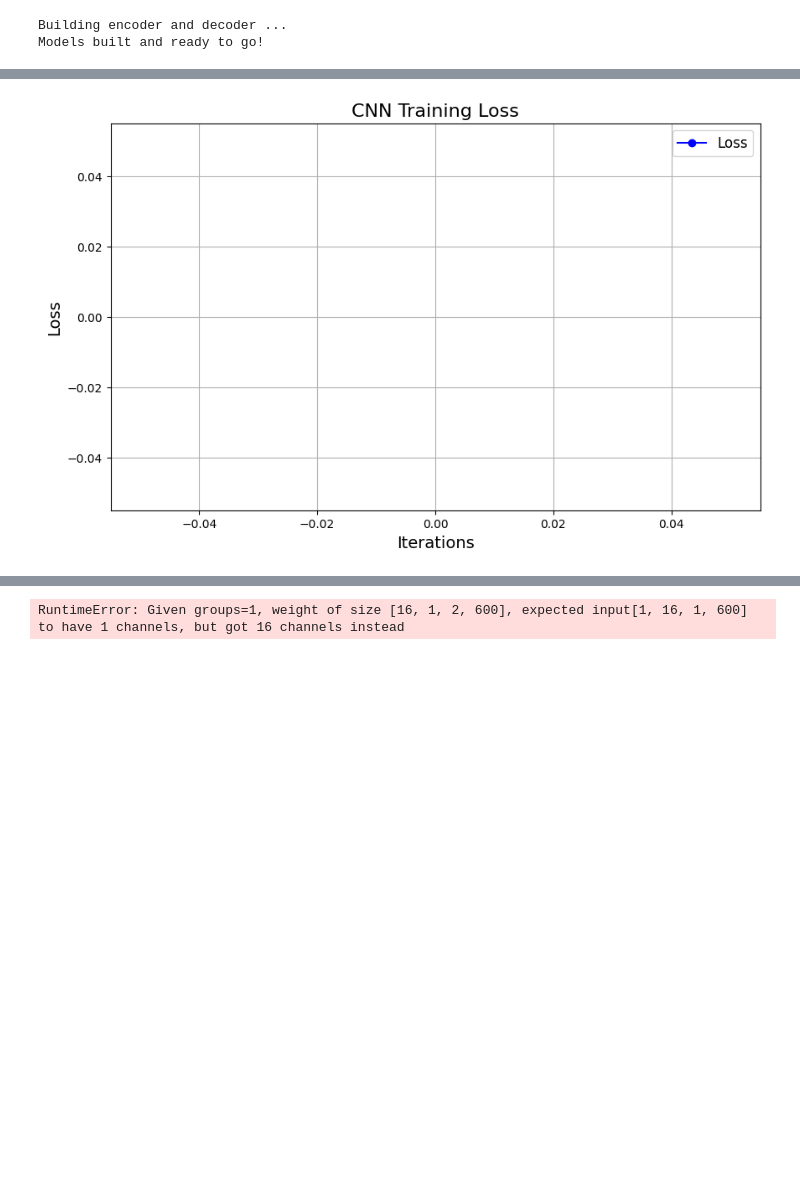
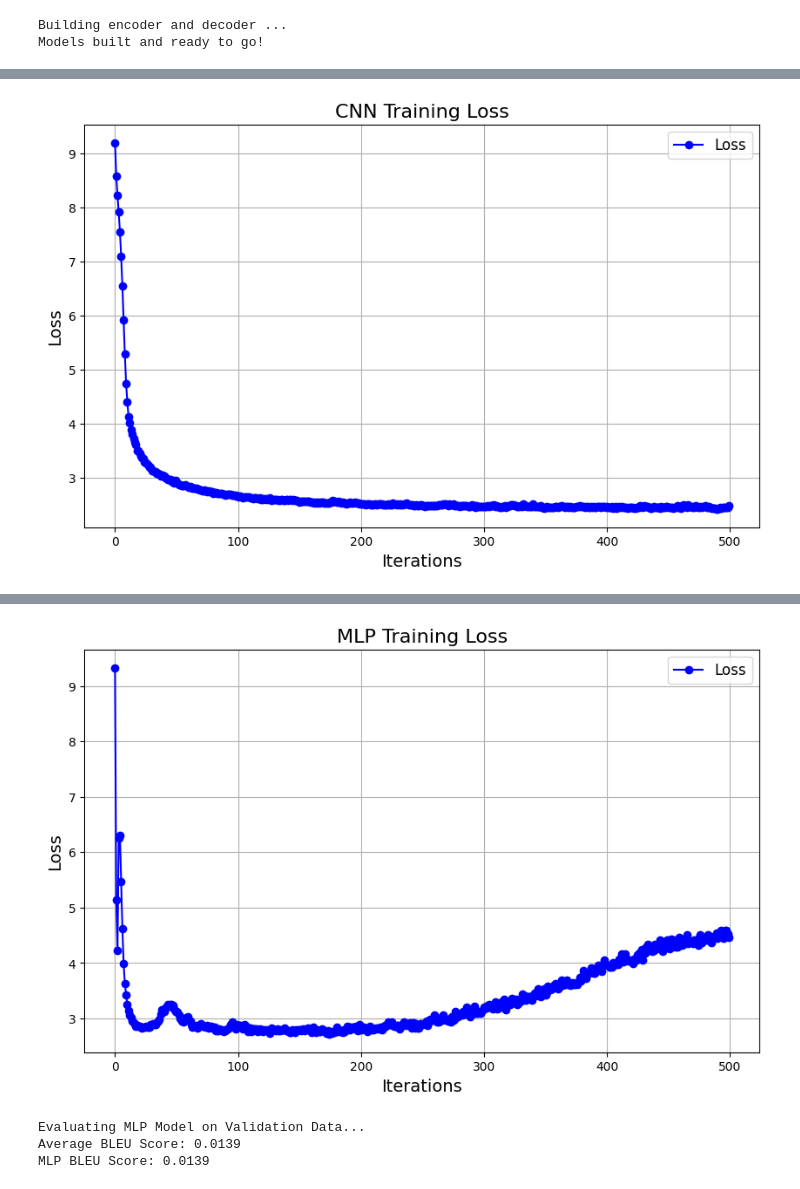
Before and after one commit to UmairAsif15/NLP_chatbot, a Jupyter notebook: NLP_Chatbot_P2862669.ipynb, the cells around one changed output, grey strips where cells are left out. Drawn from its saved outputs; the diff is of its cells as text; code cells hidden in the pictures; blank space fills up the shorter version.

```diff
--- a/NLP_Chatbot_P2862669.ipynb
+++ b/NLP_Chatbot_P2862669.ipynb
@@ -459,18 +459,14 @@ class CNNChatbot(nn.Module):
         self.dropout = nn.Dropout(dropout)
 
     def forward(self, x):
-        # Embed the input and ensure proper shape
-        x = self.embedding(x.long())  # (batch_size, seq_len, embedding_dim)
-        x = x.unsqueeze(1)  # Add channel dimension: (batch_size, 1, seq_len, embedding_dim)
+        x = x.float()  # Ensure input is float
+        embedded = self.embedding(x.long()).unsqueeze(1)  # (batch_size, 1, seq_len, embedding_dim)
+        conved = [nn.functional.relu(conv(embedded)).squeeze(3) for conv in self.convs]
+        pooled = [nn.functional.max_pool1d(conv, conv.size(2)).squeeze(2) for conv in conved]
+        cat = self.dropout(torch.cat(pooled, dim=1))  # (batch_size, num_filters * len(kernel_sizes))
+        output = self.fc(cat)  # (batch_size, vocab_size)
+        return output.unsqueeze(1).expand(-1, x.size(1), -1)  # Ensure (batch_size, seq_len, vocab_size)
 
-        # Apply convolutional layers and pooling
-        conved = [nn.functional.relu(conv(x)).squeeze(3) for conv in self.convs]
-        pooled = [nn.functional.max_pool1d(conv, conv.size(2)).squeeze(2) for conv in conved]
-
-        # Concatenate pooled features and pass through fully connected layer
-        cat = self.dropout(torch.cat(pooled, dim=1))  # (batch_size, num_filters * len(kernel_sizes))
-        output = self.fc(cat)  # (batch_size, output_dim)
-        return output
 
 # MLP Model
 class MLPChatbot(nn.Module):
@@ -757,4 +736,13 @@ def train_cnn_mlp_model(model, data_loader, criterion, optimizer, epochs=5):
     return all_losses
+# %%
+def prepare_sample_data(vocab_size, seq_len, num_samples=1000):
+    """
+    Generate random sample data for demonstration purposes.
+    """
+    inputs = torch.randint(0, vocab_size, (num_samples, seq_len))  # Random input sequences
+    targets = torch.randint(0, vocab_size, (num_samples, seq_len))  # Random target sequences
+    dataset = TensorDataset(inputs, targets)
+    return DataLoader(dataset, batch_size=16, shuffle=True)
 # %%
 class GreedySearchDecoder(nn.Module):
     def __init__(self, encoder, decoder):
@@ -965,16 +952,19 @@ KeyboardInterrupt:
 # %%
-def train_and_evaluate_cnn_mlp(train_loader, val_loader, vocab_size, seq_len, embedding_dim, hidden_dim, output_dim, kernel_sizes, num_filters, dropout, epochs=5):
+def train_and_evaluate_cnn_mlp(vocab_size, seq_len, embedding_dim, hidden_dim, output_dim, kernel_sizes, num_filters, dropout, epochs=5):
+
+    data_loader = prepare_sample_data(vocab_size, seq_len)
+
     # CNN Model
     cnn_model = CNNChatbot(vocab_size, embedding_dim, output_dim, kernel_sizes, num_filters, dropout).to(device)
     cnn_optimizer = optim.Adam(cnn_model.parameters(), lr=0.001)
     cnn_criterion = nn.CrossEntropyLoss()
 
     print("Training CNN Model...")
-    cnn_losses = train_cnn_mlp_model(cnn_model, train_loader, cnn_criterion, cnn_optimizer, epochs)
+    cnn_losses = train_cnn_mlp_model(cnn_model, data_loader, cnn_criterion, cnn_optimizer, epochs)
     plot_metrics(cnn_losses, "CNN Training Loss", "Loss")
 
     print("Evaluating CNN Model on Validation Data...")
-    cnn_bleu = evaluate_cnn_mlp_model(cnn_model, val_loader)
+    cnn_bleu = evaluate_cnn_mlp_model(cnn_model, data_loader)
     print(f"CNN BLEU Score: {cnn_bleu:.4f}")
 
     # MLP Model
@@ -989,16 +979,14 @@ def train_and_evaluate_cnn_mlp(train_loader, val_loader, vocab_size, seq_len, em
     mlp_optimizer = optim.Adam(mlp_model.parameters(), lr=0.001)
     mlp_criterion = nn.CrossEntropyLoss()
     print("Training MLP Model...")
-    mlp_losses = train_cnn_mlp_model(mlp_model, train_loader, mlp_criterion, mlp_optimizer, epochs)
+    mlp_losses = train_cnn_mlp_model(mlp_model, data_loader, mlp_criterion, mlp_optimizer, epochs)
     plot_metrics(mlp_losses, "MLP Training Loss", "Loss")
     print("Evaluating MLP Model on Validation Data...")
-    mlp_bleu = evaluate_cnn_mlp_model(mlp_model, val_loader)
+    mlp_bleu = evaluate_cnn_mlp_model(mlp_model, data_loader)
     print(f"MLP BLEU Score: {mlp_bleu:.4f}")
 # %%
 print("Starting Training for CNN and MLP!")
 train_and_evaluate_cnn_mlp(
-    train_loader=train_loader,
-    val_loader=val_loader,
     vocab_size=voc.num_words,
     seq_len=MAX_LENGTH,
     embedding_dim=hidden_size,  # Reuse RNN hidden size as embedding_dim
@@ -1007,7 +995,7 @@ train_and_evaluate_cnn_mlp(
     kernel_sizes=[2, 3, 4],     # CNN-specific parameter
     num_filters=16,             # CNN-specific parameter
     dropout=dropout,
-    epochs=5  # Same training duration
+    epochs=n_iteration  # Same training duration
 )
 # %% [output]
 Starting Training for CNN and MLP!
@@ -1018,2 +1018,2 @@ Error in batch 1: Given groups=1, weight of size [16, 1, 2, 600], expected input
-[figure, old version]
+[figure, new version]
 Evaluating CNN Model on Validation Data...
@@ -1020,4 +1036,7 @@ Evaluating CNN Model on Validation Data...
+[figure, added]
-RuntimeError: Given groups=1, weight of size [16, 1, 2, 600], expected input[1, 16, 1, 600] to have 1 channels, but got 16 channels instead
+Evaluating MLP Model on Validation Data...
+Average BLEU Score: 0.0139
+MLP BLEU Score: 0.0139
 # %%
 # Plot loss curves
 plot_metrics(training_losses, 'Loss Curve', 'Loss')
```
Also changed, not shown: parts of 5 cells of this notebook, 1 other file.
